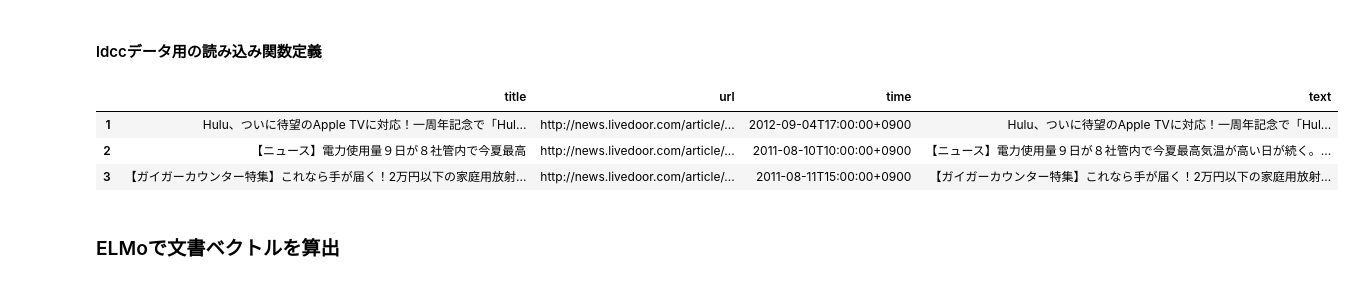
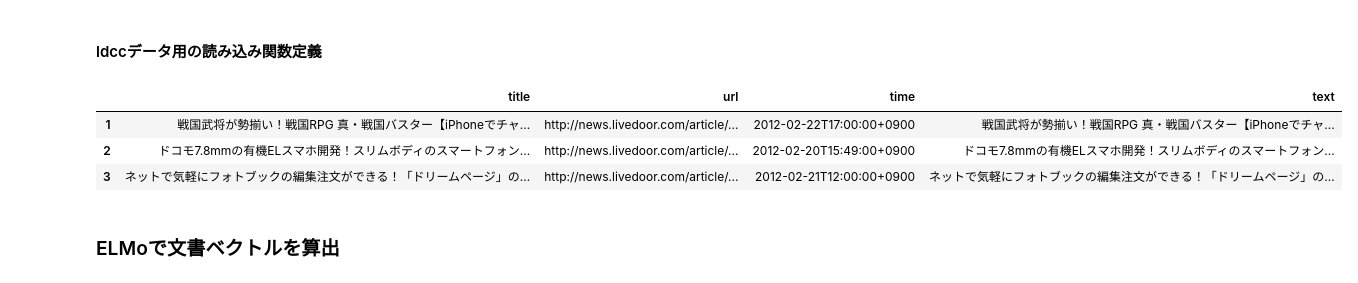
Before and after one commit to Itsuki-Hamano123/experiment_search_engine, a Jupyter notebook: elmo_search_engine.ipynb, the cells around one changed output. Drawn from its saved outputs; the diff is of its cells as text; code cells hidden in the pictures.

```diff
--- a/elmo_search_engine.ipynb
+++ b/elmo_search_engine.ipynb
@@ -480,25 +476,25 @@ def load_ldcc_to_pd(dir_name):
     return ldcc_df
 # %%
 DATA_DIR = "./datasets/ldcc-20140209"
-file_name = "kaden-channel"
+file_name = "it-life-hack"
 
-read_file_csv = "kaden-channel_20200405003708.csv"
+read_file_csv = "it-life-hack_20200411074951.csv"
 read_bk_csv = True
 
 if read_bk_csv:
     register_documents = pd.read_csv(DATA_DIR + '/' +  read_file_csv, index_col=0)
 else:
     register_documents = load_ldcc_to_pd(DATA_DIR + '/' + file_name)
     # csvファイルに出力
     now = datetime.datetime.now().strftime('%Y%m%d%H%M%S')
     register_documents.to_csv(DATA_DIR + '/' + file_name + '_' + now + '.csv')
 
 register_documents.head(3)
 # %% [output]
 |  | title | url | time | text |
-| 1 | Hulu、ついに待望のApple TVに対応！一周年記念で「Hul... | http://news.livedoor.com/article/... | 2012-09-04T17:00:00+0900 | Hulu、ついに待望のApple TVに対応！一周年記念で「Hul... |
-| 2 | 【ニュース】電力使用量９日が８社管内で今夏最高 | http://news.livedoor.com/article/... | 2011-08-10T10:00:00+0900 | 【ニュース】電力使用量９日が８社管内で今夏最高気温が高い日が続く。... |
-| 3 | 【ガイガーカウンター特集】これなら手が届く！2万円以下の家庭用放射... | http://news.livedoor.com/article/... | 2011-08-11T15:00:00+0900 | 【ガイガーカウンター特集】これなら手が届く！2万円以下の家庭用放射... |
+| 1 | 戦国武将が勢揃い！戦国RPG 真・戦国バスター【iPhoneでチャ... | http://news.livedoor.com/article/... | 2012-02-22T17:00:00+0900 | 戦国武将が勢揃い！戦国RPG 真・戦国バスター【iPhoneでチャ... |
+| 2 | ドコモ7.8mmの有機ELスマホ開発！スリムボディのスマートフォン... | http://news.livedoor.com/article/... | 2012-02-20T15:49:00+0900 | ドコモ7.8mmの有機ELスマホ開発！スリムボディのスマートフォン... |
+| 3 | ネットで気軽にフォトブックの編集注文ができる！「ドリームページ」の... | http://news.livedoor.com/article/... | 2012-02-21T12:00:00+0900 | ネットで気軽にフォトブックの編集注文ができる！「ドリームページ」の... |
 # %% [markdown]
 ### ELMoで文書ベクトルを算出
 # %%
```
Also changed, not shown: parts of 20 cells of this notebook.
